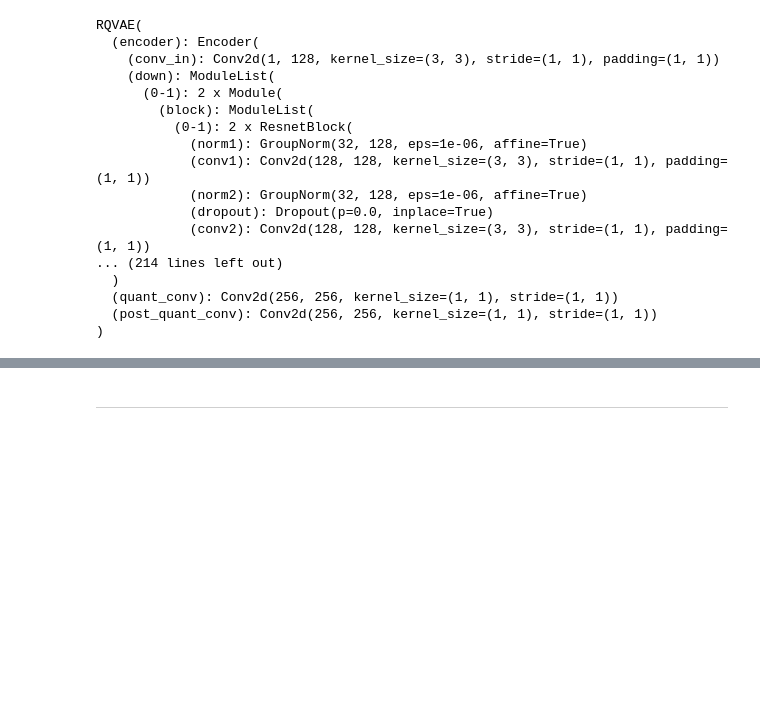
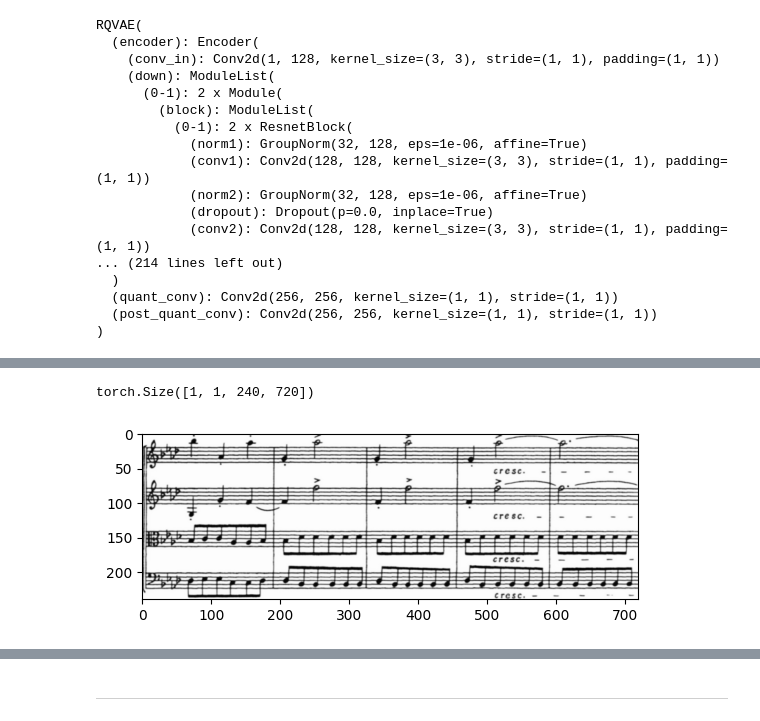
Before and after one commit to MALerLab/rq-vae-transformer, a Jupyter notebook: bake_tokens.ipynb, the cells around one changed output, grey strips where cells are left out. Drawn from its saved outputs; the diff is of its cells as text; code cells hidden in the pictures; blank space fills up the shorter version.

Commit message:
encode decode sq

```diff
--- a/bake_tokens.ipynb
+++ b/bake_tokens.ipynb
@@ -18,7 +20,7 @@ from rqvae.models import create_model
 # %%
-model_path = Path("/home/sake/userdata/sake/rq-vae-transformer-latent-score/logs/gsrqvae_16_128_1024_unshared_gray_unfit/11122024_173629/epoch1370_model.pt")
+model_path = list(Path("/home/sake/userdata/sake/rq-vae-transformer-latent-score/logs/sqrqvae_f16_c1024_k4_unshared_240p_gray_unfit").rglob("*.pt"))[0]
 
-config_path = Path("/home/sake/userdata/sake/rq-vae-transformer-latent-score/logs/gsrqvae_16_128_1024_unshared_gray_unfit/11122024_173629/config.yaml")
+config_path = list(Path("/home/sake/userdata/sake/rq-vae-transformer-latent-score/logs/sqrqvae_f16_c1024_k4_unshared_240p_gray_unfit").rglob("config.yaml"))[0]
 config = OmegaConf.load(config_path)
 # %%
 config = load_config(config_path)
@@ -70,3 +72,14 @@ torch.Size([1, 8, 20, 4])
+# %%
+decoded = model.decode_code(out)
+decoded.shape
+# %% [output]
+torch.Size([1, 1, 240, 720])
+# %%
+import matplotlib.pyplot as plt
+plt.imshow(decoded.cpu().numpy()[0,0,:,:], cmap="gray")
+plt.show()
+# %% [output]
+[figure, added]
 # %%
 x_y_shifted_toks = []
 for i in range(16):
```
Also changed, not shown: parts of 11 cells of this notebook.
